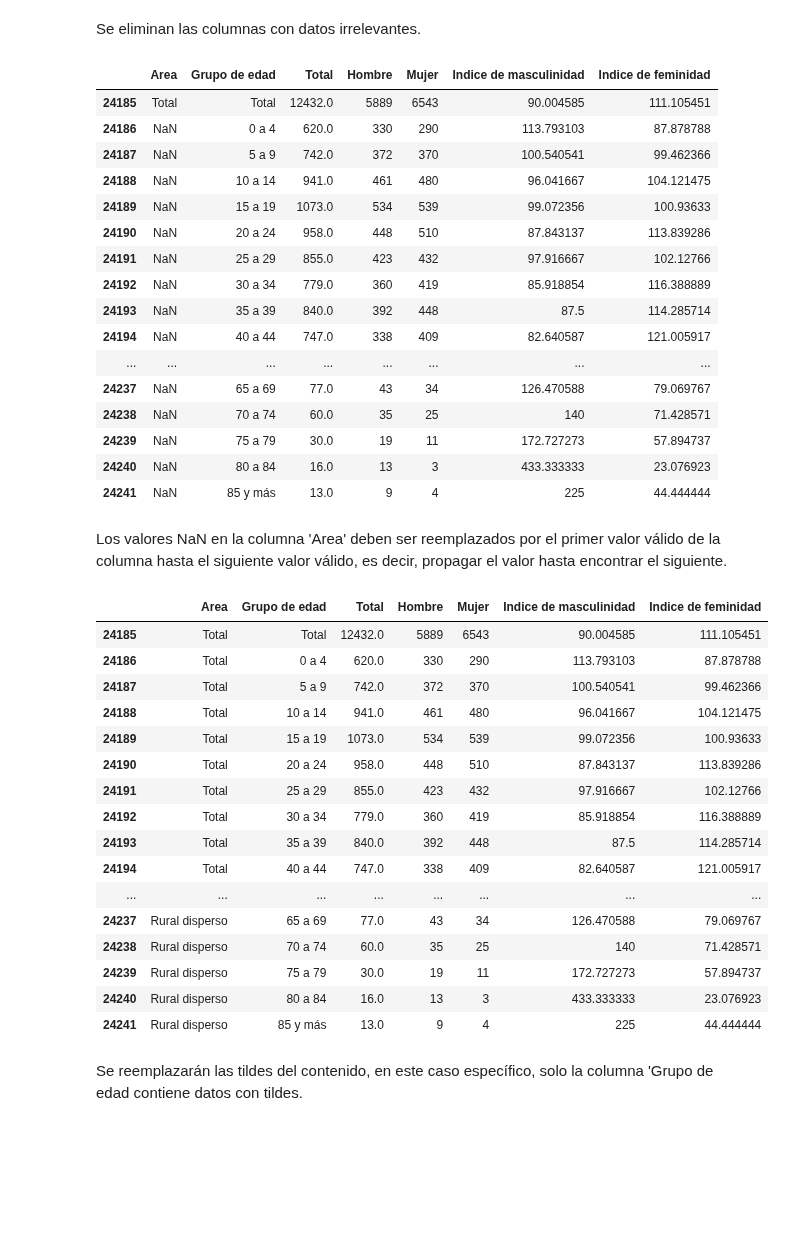
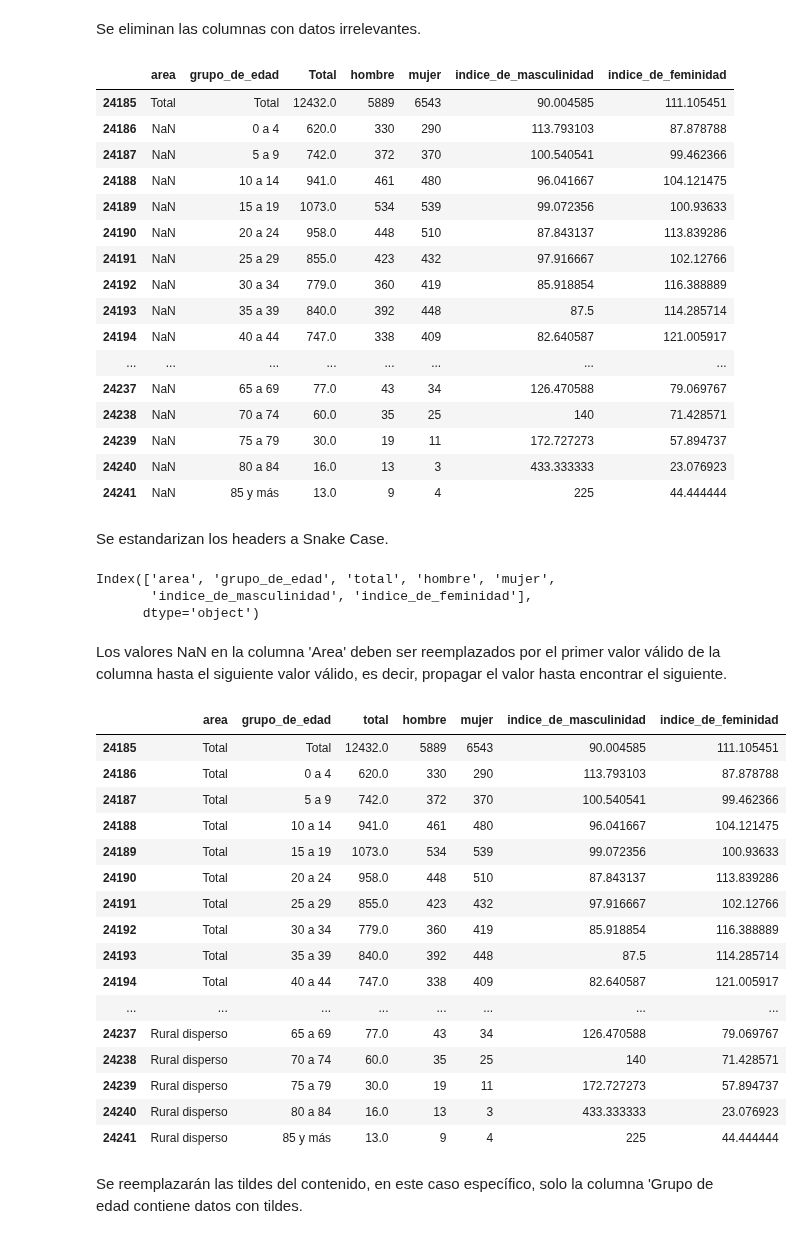
Before and after one commit to Schiavi13/Censo-Viterbo-Caldas-2018, a Jupyter notebook: source_to_csv_1pm.ipynb, the cells around one changed output. Cells and saved outputs as stored; diff of their text form; code cells hidden in the pictures; blank space fills up the shorter version.

Commit message:
Actualiza headers a minuscula y Snake Case

```diff
--- a/source_to_csv_1pm.ipynb
+++ b/source_to_csv_1pm.ipynb
@@ -41,6 +41,6 @@ A simple vista se observa que los headers 'Unnamed: 2' y 'Unnamed: 3' correspond
 # %%
-df_1PM = df_1PM.rename(columns={'Unnamed: 2': 'Area','Unnamed: 3': 'Grupo de edad','Sexo':'Hombre', 'Unnamed: 6':'Mujer',
-                                'Índice de  masculinidad':'Indice de  masculinidad', 'Índice de  feminidad':'Indice de  feminidad'})
+df_1PM = df_1PM.rename(columns={'Unnamed: 2': 'area','Unnamed: 3': 'grupo_de_edad','Sexo':'hombre', 'Unnamed: 6':'mujer',
+                                'Índice de  masculinidad':'indice_de_masculinidad', 'Índice de  feminidad':'indice_de_feminidad'})
 list(df_1PM.columns.values)
 # %% [output]
 ['Grupos de edad, municipio y áreas  (Total, Cabecera y Centros poblados y Rural disperso) ',
@@ -82,7 +82,7 @@ Se eliminan las columnas con datos irrelevantes.
 df_1PM = df_1PM.drop(['Grupos de edad, municipio y áreas  (Total, Cabecera y Centros poblados y Rural disperso) ', 'Unnamed: 1'], axis=1)
 df_1PM
 # %% [output]
-|  | Area | Grupo de edad | Total | Hombre | Mujer | Indice de masculinidad | Indice de feminidad |
+|  | area | grupo_de_edad | Total | hombre | mujer | indice_de_masculinidad | indice_de_feminidad |
 | 24185 | Total | Total | 12432.0 | 5889 | 6543 | 90.004585 | 111.105451 |
 | 24186 | NaN | 0 a 4 | 620.0 | 330 | 290 | 113.793103 | 87.878788 |
 | 24187 | NaN | 5 a 9 | 742.0 | 372 | 370 | 100.540541 | 99.462366 |
@@ -99,13 +99,22 @@ df_1PM
 | 24239 | NaN | 75 a 79 | 30.0 | 19 | 11 | 172.727273 | 57.894737 |
 | 24240 | NaN | 80 a 84 | 16.0 | 13 | 3 | 433.333333 | 23.076923 |
 | 24241 | NaN | 85 y más | 13.0 | 9 | 4 | 225 | 44.444444 |
+# %% [markdown]
+Se estandarizan los headers a Snake Case.
+# %%
+df_1PM.columns = (["_".join(column.split()).lower() for column in df_1PM.columns])
+df_1PM.columns
+# %% [output]
+Index(['area', 'grupo_de_edad', 'total', 'hombre', 'mujer',
+       'indice_de_masculinidad', 'indice_de_feminidad'],
+      dtype='object')
 # %% [markdown]
 Los valores NaN en la columna 'Area' deben ser reemplazados por el primer valor válido de la columna hasta el siguiente valor válido, es decir, propagar el valor hasta encontrar el siguiente.
 # %%
-df_1PM['Area'] = df_1PM['Area'].ffill()
+df_1PM['area'] = df_1PM['area'].ffill()
 df_1PM
 # %% [output]
-|  | Area | Grupo de edad | Total | Hombre | Mujer | Indice de masculinidad | Indice de feminidad |
+|  | area | grupo_de_edad | total | hombre | mujer | indice_de_masculinidad | indice_de_feminidad |
 | 24185 | Total | Total | 12432.0 | 5889 | 6543 | 90.004585 | 111.105451 |
 | 24186 | Total | 0 a 4 | 620.0 | 330 | 290 | 113.793103 | 87.878788 |
 | 24187 | Total | 5 a 9 | 742.0 | 372 | 370 | 100.540541 | 99.462366 |
```
Also changed, not shown: parts of 6 cells of this notebook, 2 other files.
